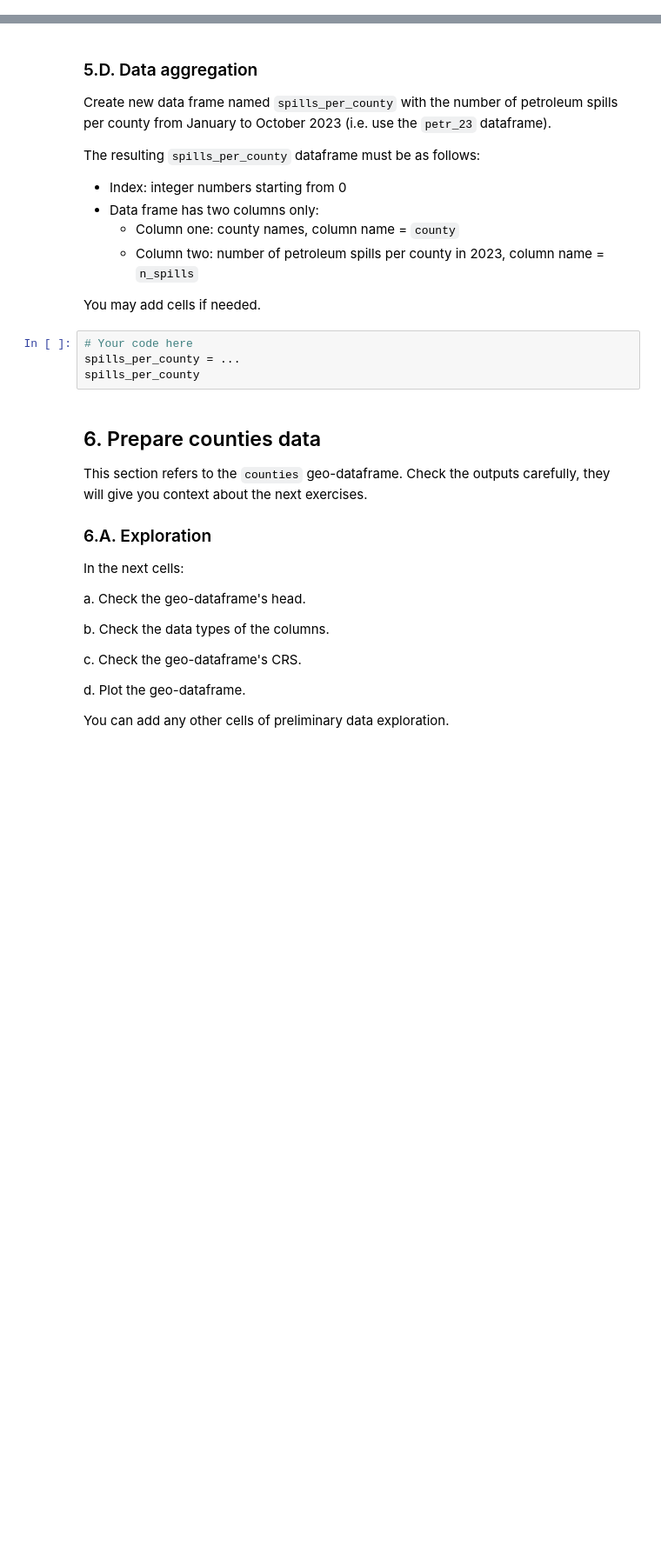
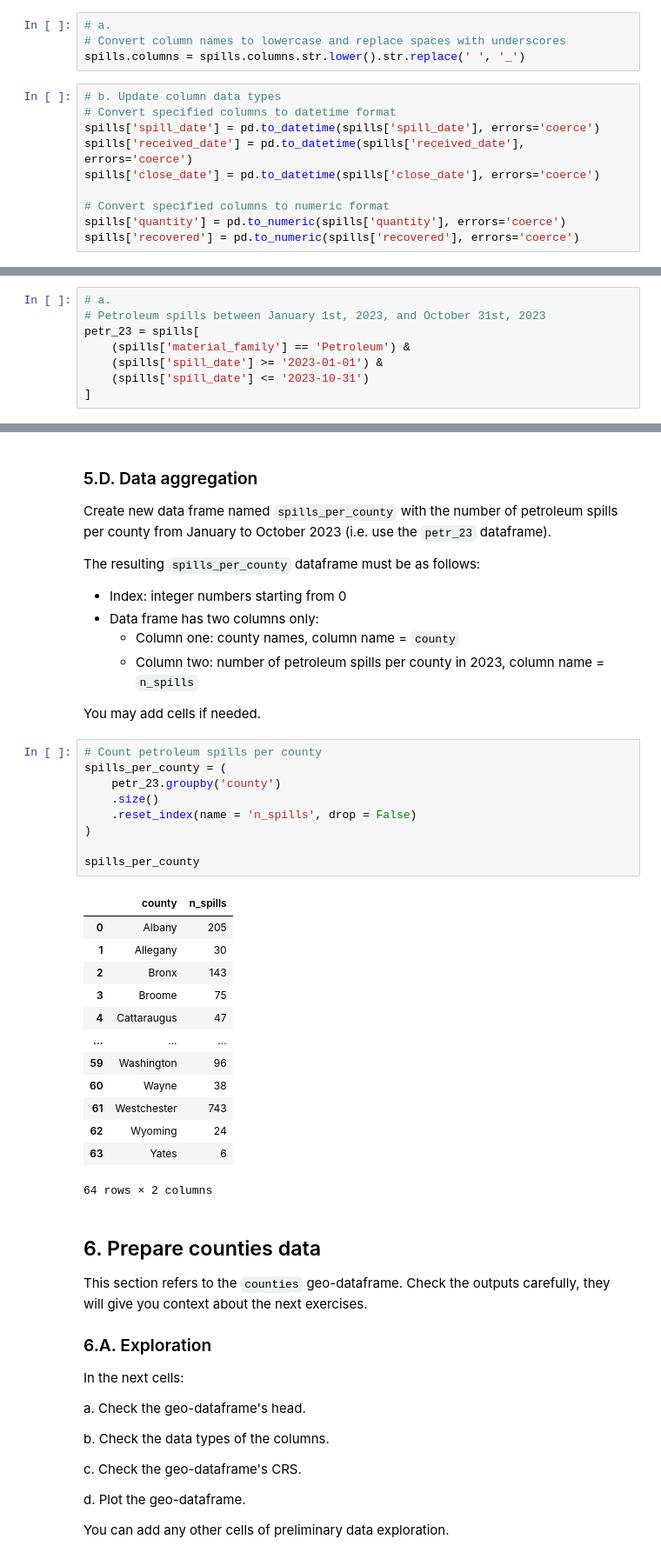
Before and after one commit to takeenshamloo/eds220-hwk3, a Jupyter notebook: hwk3-task2-oil-spills.ipynb, the cells around one changed output, grey strips where cells are left out. Shown at 87% size. Drawn from its saved outputs; the diff is of its cells as text; blank space fills up the shorter version.

```diff
--- a/hwk3-task2-oil-spills.ipynb
+++ b/hwk3-task2-oil-spills.ipynb
@@ -210,3 +208,17 @@ b. Update column data types as needed. If you're not sure if any data types are
+# %%
+# a.
+# Convert column names to lowercase and replace spaces with underscores
+spills.columns = spills.columns.str.lower().str.replace(' ', '_')
+# %%
+# b. Update column data types
+# Convert specified columns to datetime format
+spills['spill_date'] = pd.to_datetime(spills['spill_date'], errors='coerce')
+spills['received_date'] = pd.to_datetime(spills['received_date'], errors='coerce')
+spills['close_date'] = pd.to_datetime(spills['close_date'], errors='coerce')
+
+# Convert specified columns to numeric format
+spills['quantity'] = pd.to_numeric(spills['quantity'], errors='coerce')
+spills['recovered'] = pd.to_numeric(spills['recovered'], errors='coerce')
 # %% [markdown]
 ### 5.C. Data selection
 
@@ -216,3 +226,11 @@ a. Select data about petroleum spills that took place between January 1st 2023,
+# %%
+# a.
+# Petroleum spills between January 1st, 2023, and October 31st, 2023
+petr_23 = spills[
+    (spills['material_family'] == 'Petroleum') &
+    (spills['spill_date'] >= '2023-01-01') &
+    (spills['spill_date'] <= '2023-10-31')
+]
 # %% [markdown]
 <!-- BEGIN QUESTION -->
 
@@ -243,10 +277,29 @@ The resulting `spills_per_county` dataframe must be as follows:
     - Column two: number of petroleum spills per county in 2023, column name = `n_spills`
 
 You may add cells if needed.
-# %%
-# Your code here
-spills_per_county = ...
-spills_per_county
+# %%
+# Count petroleum spills per county
+spills_per_county = (
+    petr_23.groupby('county')
+    .size()
+    .reset_index(name = 'n_spills', drop = False)
+)
+
+spills_per_county
+# %% [output]
+|  | county | n_spills |
+| 0 | Albany | 205 |
+| 1 | Allegany | 30 |
+| 2 | Bronx | 143 |
+| 3 | Broome | 75 |
+| 4 | Cattaraugus | 47 |
+| ... | ... | ... |
+| 59 | Washington | 96 |
+| 60 | Wayne | 38 |
+| 61 | Westchester | 743 |
+| 62 | Wyoming | 24 |
+| 63 | Yates | 6 |
+64 rows × 2 columns
 # %% [markdown]
 ## 6. Prepare counties data
 
```
Also changed, not shown: parts of 14 cells of this notebook.
